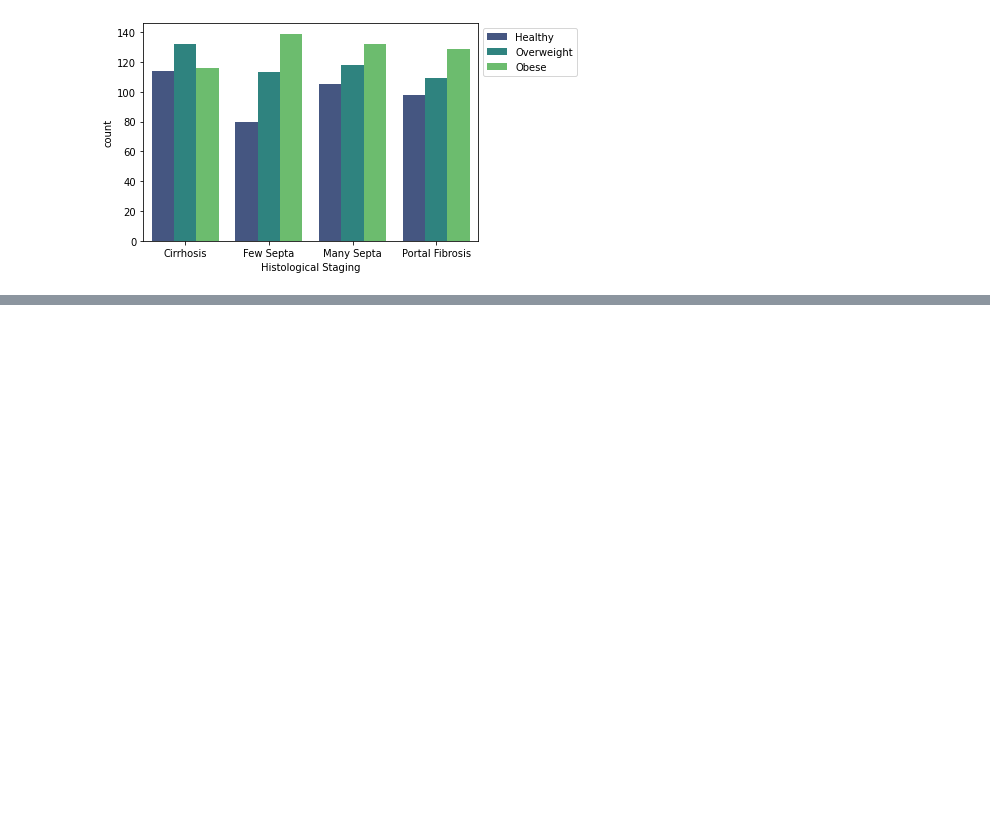
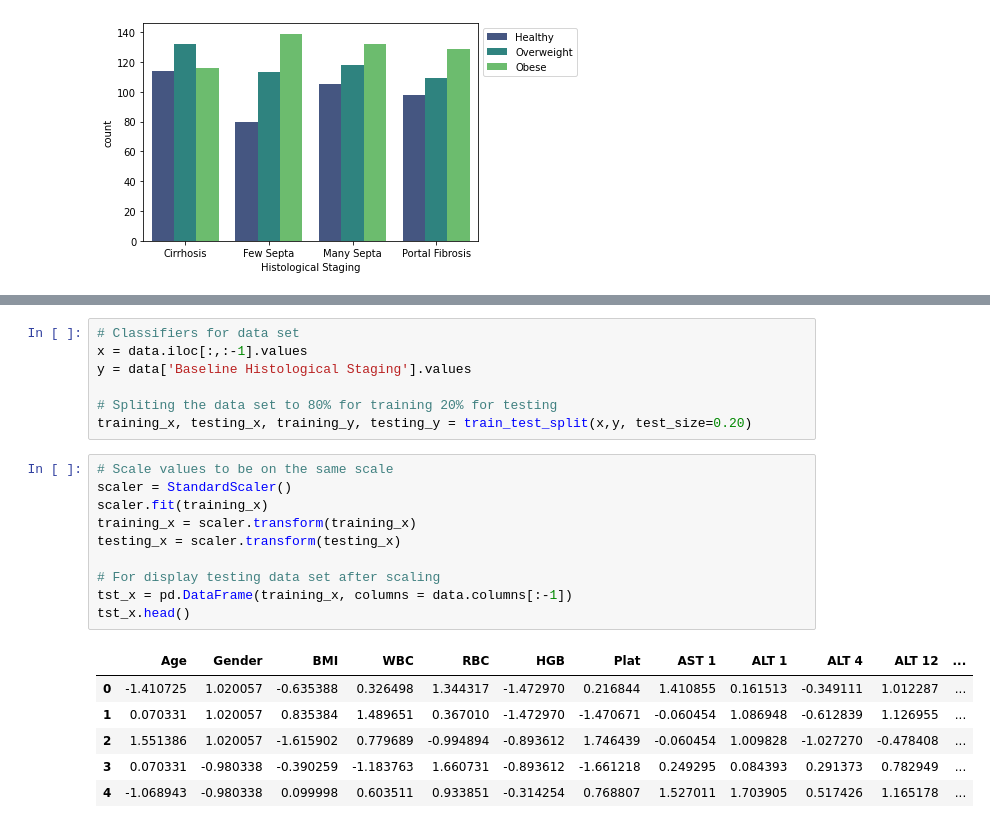
Before and after one commit to phganh/HCVpatientsDatasetVisualization-JupyterNotebook, a Jupyter notebook: projectReport1.ipynb, the cells around one changed output, grey strips where cells are left out. Drawn from its saved outputs; the diff is of its cells as text; blank space fills up the shorter version.

```diff
--- a/projectReport1.ipynb
+++ b/projectReport1.ipynb
@@ -298,2 +278,26 @@ xtrSet, xpreDict, ytrSet, ypreDict = train_test_split(dataScled,data2['Baseline
+# %%
+# Classifiers for data set
+x = data.iloc[:,:-1].values
+y = data['Baseline Histological Staging'].values
+
+# Spliting the data set to 80% for training 20% for testing
+training_x, testing_x, training_y, testing_y = train_test_split(x,y, test_size=0.20)
+# %%
+# Scale values to be on the same scale
+scaler = StandardScaler()
+scaler.fit(training_x)
+training_x = scaler.transform(training_x)
+testing_x = scaler.transform(testing_x)
+
+# For display testing data set after scaling
+tst_x = pd.DataFrame(training_x, columns = data.columns[:-1])
+tst_x.head()
+# %% [output]
+|  | Age | Gender | BMI | WBC | RBC | HGB | Plat | AST 1 | ALT 1 | ALT 4 | ALT 12 | ... |
+| 0 | -1.410725 | 1.020057 | -0.635388 | 0.326498 | 1.344317 | -1.472970 | 0.216844 | 1.410855 | 0.161513 | -0.349111 | 1.012287 | ... |
+| 1 | 0.070331 | 1.020057 | 0.835384 | 1.489651 | 0.367010 | -1.472970 | -1.470671 | -0.060454 | 1.086948 | -0.612839 | 1.126955 | ... |
+| 2 | 1.551386 | 1.020057 | -1.615902 | 0.779689 | -0.994894 | -0.893612 | 1.746439 | -0.060454 | 1.009828 | -1.027270 | -0.478408 | ... |
+| 3 | 0.070331 | -0.980338 | -0.390259 | -1.183763 | 1.660731 | -0.893612 | -1.661218 | 0.249295 | 0.084393 | 0.291373 | 0.782949 | ... |
+| 4 | -1.068943 | -0.980338 | 0.099998 | 0.603511 | 0.933851 | -0.314254 | 0.768807 | 1.527011 | 1.703905 | 0.517426 | 1.165178 | ... |
 # %%
 # Apply KNN algorithm
```
Also changed, not shown: parts of 16 cells of this notebook.
